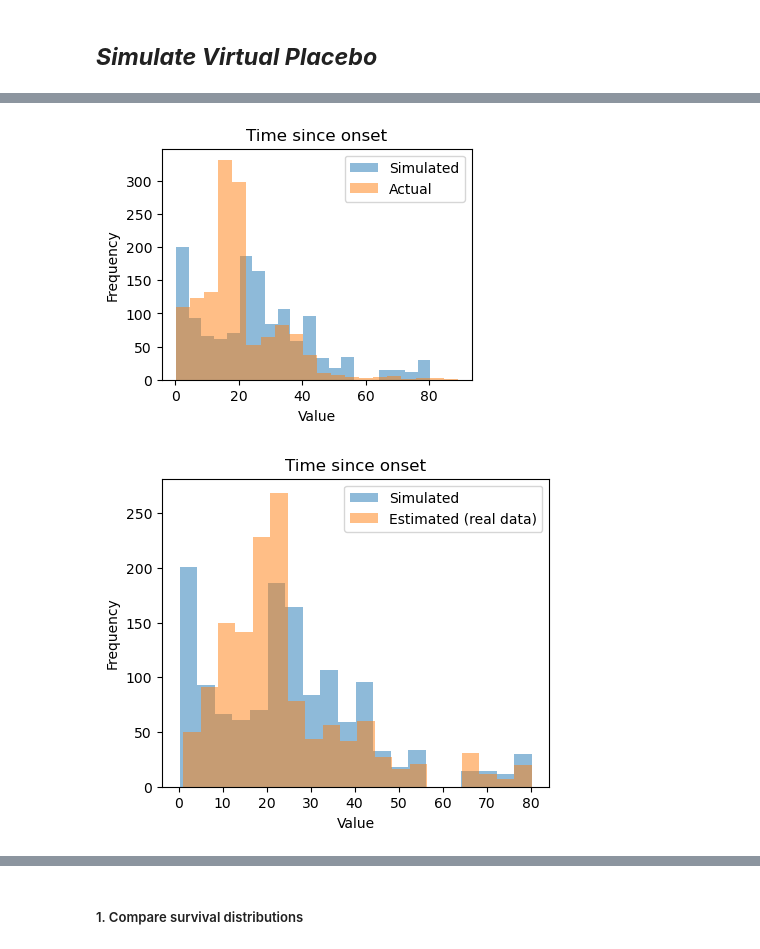
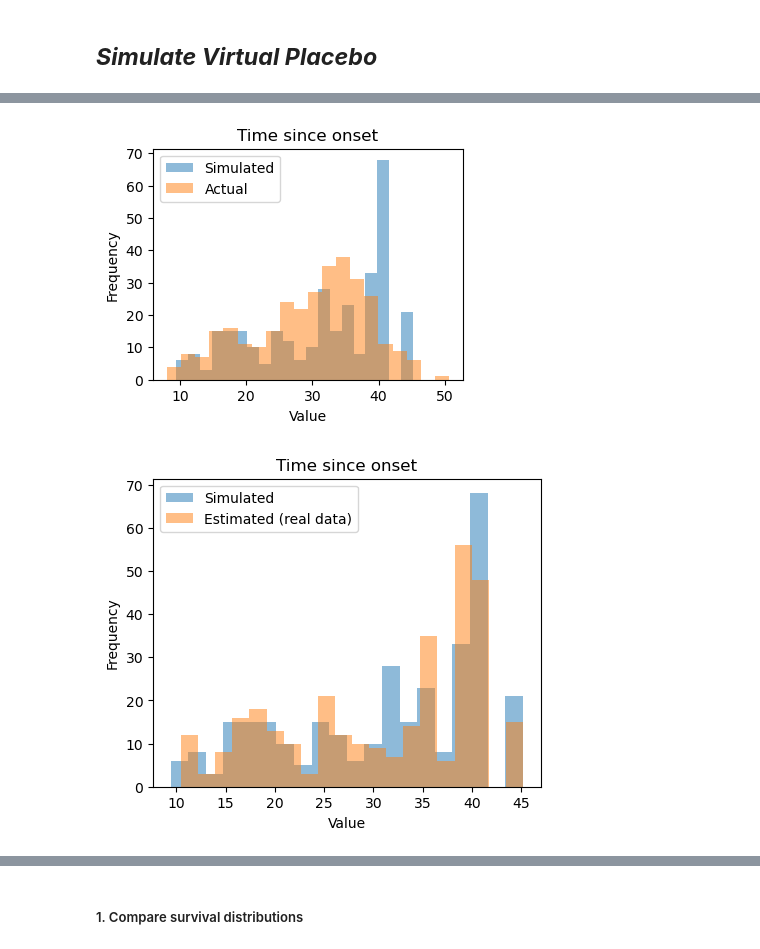
Before and after one commit to Uzoemeka/All_ALS_Data, a Jupyter notebook: 05.3_model_mirocals_licals.ipynb, the cells around one changed output, grey strips where cells are left out. Saved outputs shown, nothing was run; the diff lists cells and outputs as text; code cells hidden in the pictures.

```diff
--- a/05.3_model_mirocals_licals.ipynb
+++ b/05.3_model_mirocals_licals.ipynb
@@ -850 +758,18 @@ Index(['subject_id', 'Event', 'Vital_capacity', 'Sex', 'Onset_site',
       dtype='object')
+# %%
+corr_matrix = df_onehot1.drop(columns=['Disease_Duration', 'Event', 'subject_id']).corr().abs()
+
+high_corr_pairs = []
+
+cols = corr_matrix.columns
+
+for idx_i in range(len(cols)):
+    for idx_j in range(idx_i + 1, len(cols)):
+        col_i = cols[idx_i]
+        col_j = cols[idx_j]
+        corr_val = corr_matrix.iloc[idx_i, idx_j]
+        if corr_val > 0.95:
+            high_corr_pairs.append((col_i, col_j, corr_val))
+
+for a, b, c in high_corr_pairs:
+    print(f"{a} — {b}: {c:.3f}")
@@ -1529,6 +1321,6 @@ Onset_site          0.594069
 Name: coef, dtype: float64
 # %%
-ons = df.Onset_site.value_counts() / df.Onset_site.value_counts().sum()
-sex = df.Sex.value_counts() / df.Sex.value_counts().sum()
+ons = df['Onset (Limb)'].value_counts() / df['Onset (Limb)'].value_counts().sum()
+sex = df['Sex (Male)'].value_counts() / df['Sex (Male)'].value_counts().sum()
 # %%
 # train_dff.shape[0]
@@ -1536,0 +1327,3 @@ sex = df.Sex.value_counts() / df.Sex.value_counts().sum()
+# %%
+corr = train_dff[['Age', 'TRICALS', 'Diagnostic_Delay',	'Sex (Male)', 'Onset (Limb)']].corr()
+corr
@@ -1542,13 +1533,13 @@ var_specs_real = [
     {'name':'Diagnostic_Delay','type':'continuous','dist':{'kind':'normal','mean':df['Diagnostic_Delay'].mean(),
                                                            'sd':df['Diagnostic_Delay'].std()},
                                                            'coef':betas['Diagnostic_Delay']},
-    {'name':'Vital_capacity','type':'continuous','dist':{'kind':'normal','mean':df['Vital_capacity'].mean(),
-                                                           'sd':df['Vital_capacity'].std()},
-                                                           'coef':betas['Vital_capacity']},
+    # {'name':'Vital_capacity','type':'continuous','dist':{'kind':'normal','mean':df['Vital_capacity'].mean(),
+    #                                                        'sd':df['Vital_capacity'].std()},
+    #                                                        'coef':betas['Vital_capacity']},
 
     # binary
-    {'name':'Sex','type':'binary','prob':sex[1],'coef':betas['Sex']},
-    {'name':'Onset_site','type':'binary','prob':ons[1],'coef':betas['Onset_site']}
+    {'name':'Sex (Male)','type':'binary','prob':sex[1],'coef':betas['Sex (Male)']},
+    {'name':'Onset (Limb)','type':'binary','prob':ons[1],'coef':betas['Onset (Limb)']}
 
     # # categorical
     # {'name':'Onset_site','type':'categorical',
@@ -1558,8 +1549,11 @@ var_specs_real = [
     # interactions not included yet!
 ]
 
+corr = train_dff[['Age', 'TRICALS', 'Diagnostic_Delay',	'Sex (Male)', 'Onset (Limb)']].corr()
+
 df_sim = simulate_cox_dataset(n=train_dff.shape[0], baseline='weibull', lam=0.01, rho=1.5,
-                              censor_rate=0.3, seed=42, var_specs=var_specs_real)
+                              censor_rate=0.3, seed=42, corr=corr, var_specs=var_specs_real)
+
 
 df_sim.head(3)
 # %% [output]
@@ -1641,7 +1620,7 @@ sim_onehot.head(2)
 plt.figure(figsize=(4,3))
 # plt.hist(train_df['Disease_Duration'], bins=20, alpha=0.5, label='Actual')
 plt.hist(sim_onehot['median_survival_time'], bins=20, alpha=0.5, label='Simulated')
-plt.hist(train_df['Disease_Duration'], bins=20, alpha=0.5, label='Actual')
+plt.hist(train_dff['Disease_Duration'], bins=20, alpha=0.5, label='Actual')
 
 plt.xlabel("Value")
 plt.ylabel("Frequency")
@@ -1649,18 +1628,18 @@ plt.title("Time since onset")
 plt.legend()
 plt.show()
 # %% [output]
-[figure, old version]
+[figure, new version]
 # %%
 # Compare distributions
 plt.figure(figsize=(5,4))
 # plt.hist(train_df['Disease_Duration'], bins=20, alpha=0.5, label='Actual')
 plt.hist(sim_onehot['median_survival_time'], bins=20, alpha=0.5, label='Simulated')
-plt.hist(train_df['median_survival_time'], bins=20, alpha=0.5, label='Estimated (real data)')
+plt.hist(train_dff['median_survival_time'], bins=20, alpha=0.5, label='Estimated (real data)')
 
 plt.xlabel("Value")
 plt.ylabel("Frequency")
 plt.title("Time since onset")
 plt.legend()
 plt.show()
 # %% [output]
-[figure, old version]
+[figure, new version]
```
Also changed, not shown: parts of 111 cells of this notebook, 2 other files.
